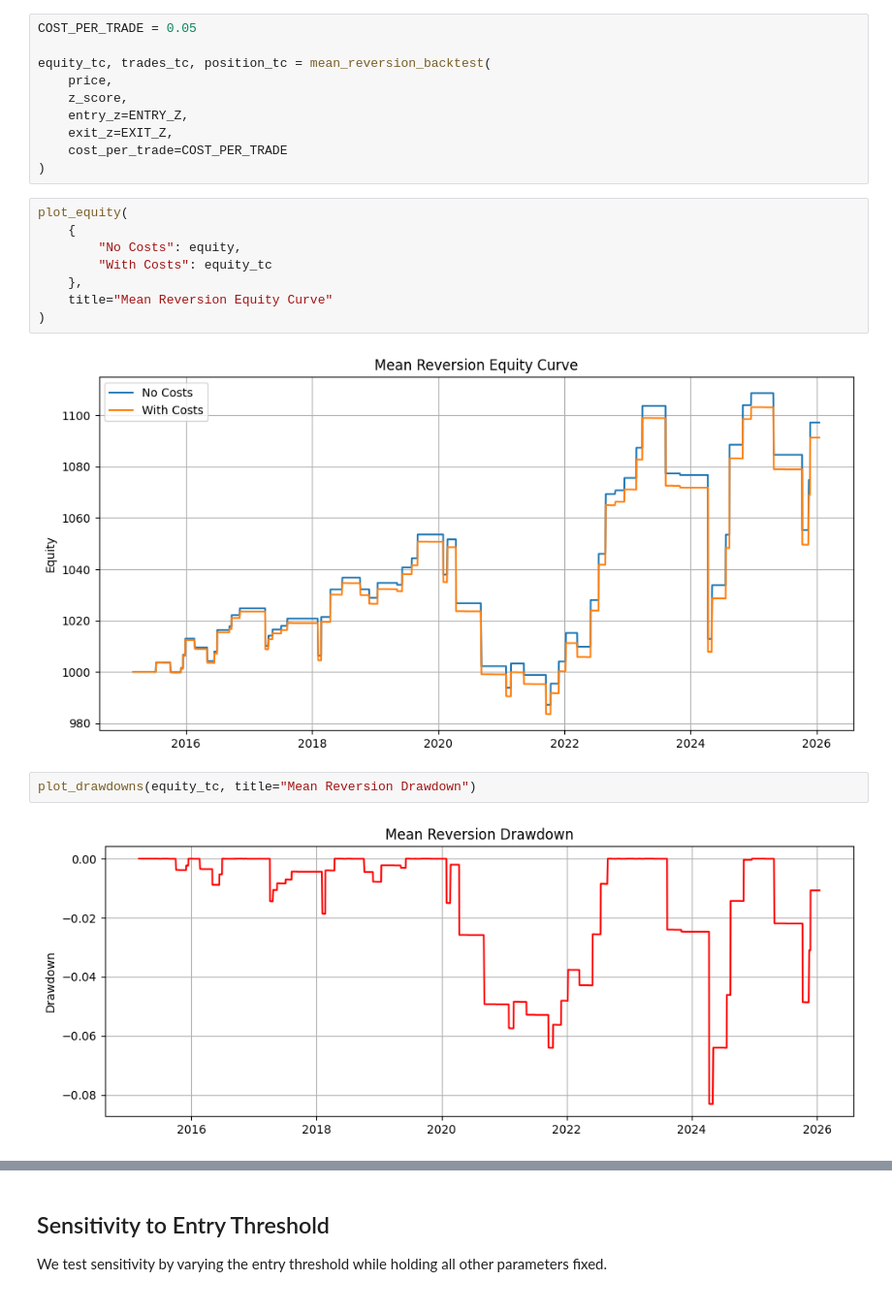
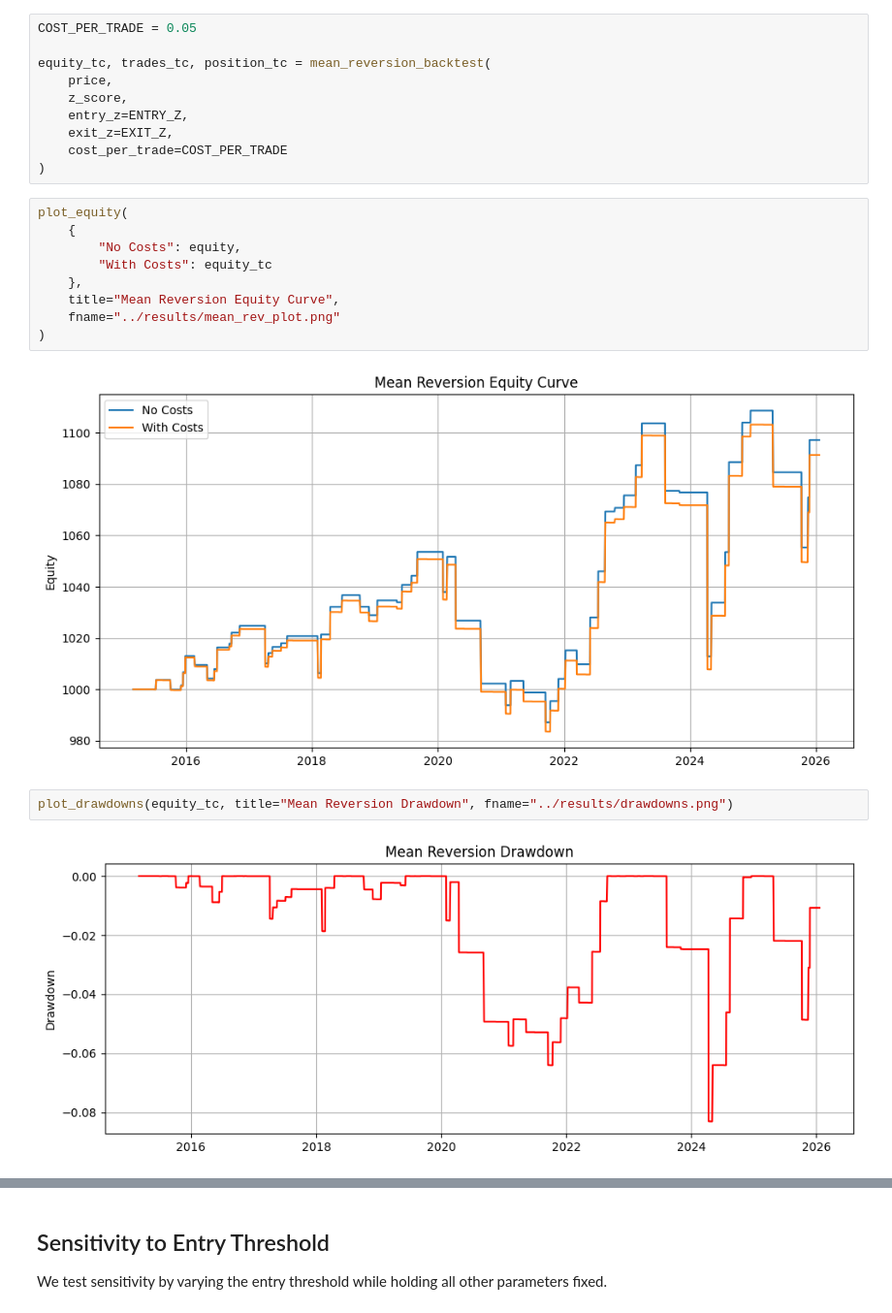
Before and after one commit to palashdeep/alpha_signal_classification, a Jupyter notebook: experiments/mean_reversion.ipynb, the cells around one changed output, grey strips where cells are left out. Shown at 97% size. Saved outputs shown, nothing was run; the diff lists cells and outputs as text.

```diff
--- a/experiments/mean_reversion.ipynb
+++ b/experiments/mean_reversion.ipynb
@@ -79,17 +79,18 @@ equity_tc, trades_tc, position_tc = mean_reversion_backtest(
 # %%
 plot_equity(
     {
         "No Costs": equity,
         "With Costs": equity_tc
     },
-    title="Mean Reversion Equity Curve"
+    title="Mean Reversion Equity Curve",
+    fname="../results/mean_rev_plot.png"
 )
 # %% [output]
-[figure, old version]
+[figure, new version]
 # %%
-plot_drawdowns(equity_tc, title="Mean Reversion Drawdown")
+plot_drawdowns(equity_tc, title="Mean Reversion Drawdown", fname="../results/drawdowns.png")
 # %% [output]
-[figure, old version]
+[figure, new version]
 # %%
 plot_price_z_position(
     price,
```
Also changed, not shown: parts of 7 cells of this notebook, 15 other files.
